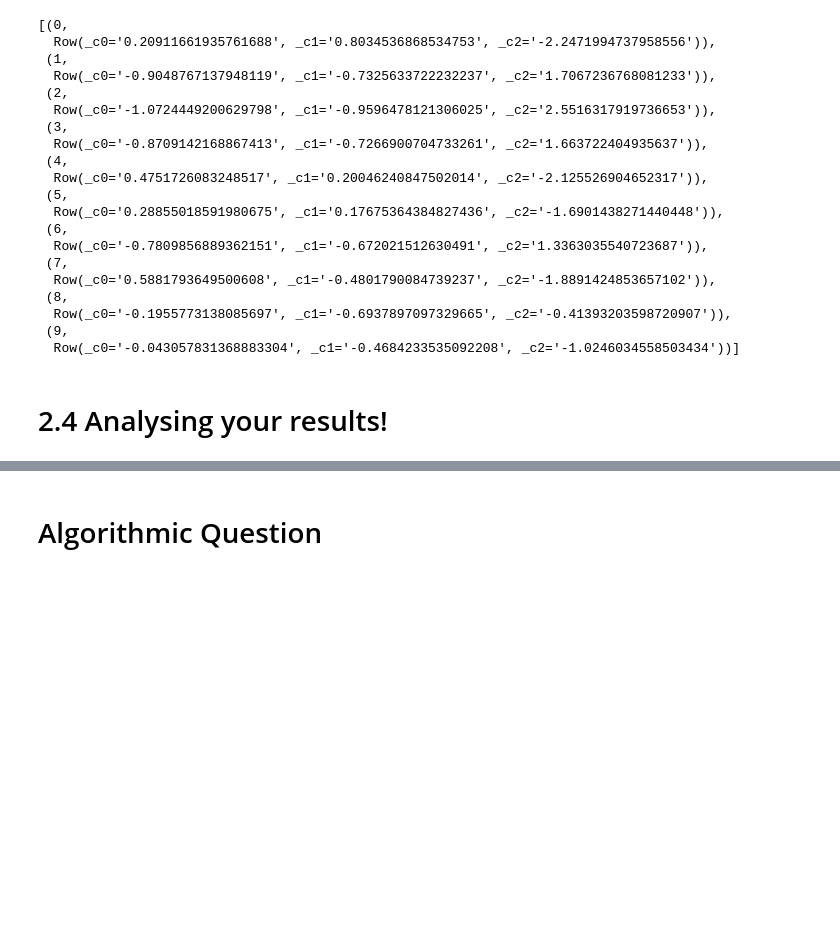
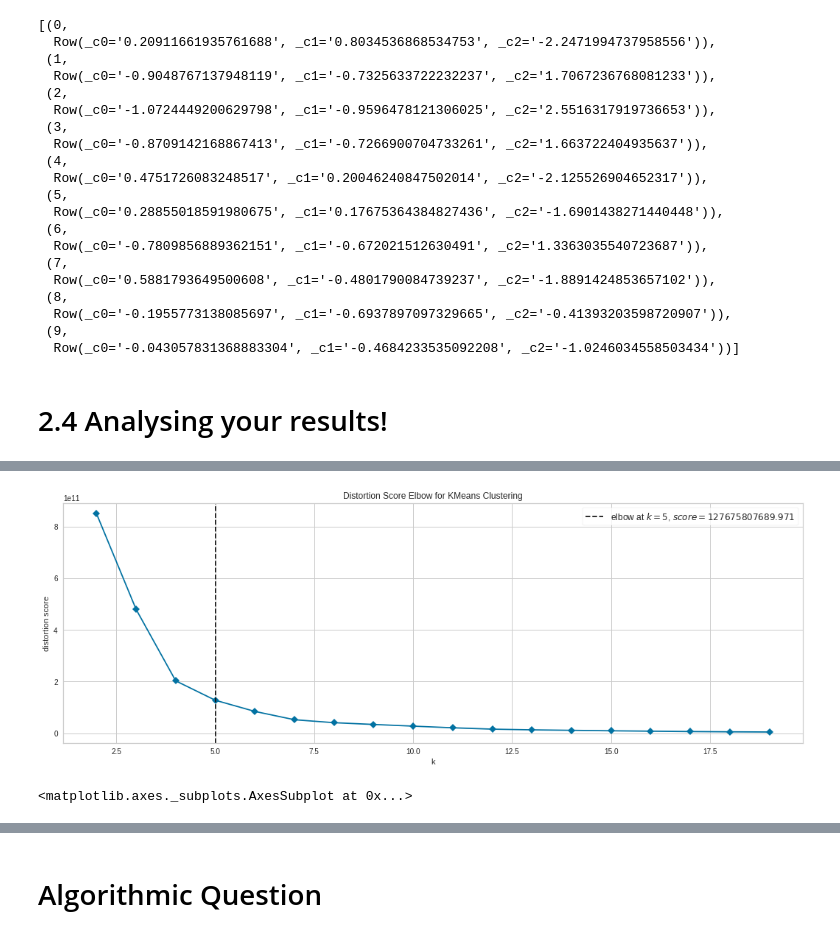
Before and after one commit to Sottix99/ADM-HW4, a Jupyter notebook: main_ale.ipynb, the cells around one changed output, grey strips where cells are left out. Drawn from its saved outputs; the diff is of its cells as text; code cells hidden in the pictures; blank space fills up the shorter version.

```diff
--- a/main_ale.ipynb
+++ b/main_ale.ipynb
@@ -938,0 +959,3 @@ dataset = pd.read_csv(r'/content/drive/MyDrive/adm hw4/Final_df.csv')
+# %%
+dataset.dropna(inplace=True)
+dataset
@@ -939 +977,15 @@ dataset = pd.read_csv(r'/content/drive/MyDrive/adm hw4/Final_df.csv')
+# %%
+dataset.Transaction_percent_Avg = pd.Categorical(dataset.Transaction_percent_Avg)
+dataset.Transaction_percent_Avg = dataset.Transaction_percent_Avg.cat.codes
+# %%
+cols_to_norm = ['Utilisation_Max',  'Balance_Median',
+       'Avg_customerAge', 'Balance_Max', 'Number_Bigger_500', 'Balance_Min',
+       'Utilisation_Median', 'Transaction_Frequency',
+       'Debt', 'Utilisation_Avg', 'Transaction_Min',
+       'Number_Bigger_10000', 'Transaction_Sum', 'Transaction_Median',
+       'Number_Bigger_100', 'Balance_Avg', 'Transaction_Max',
+       'Transaction_Avg', 'Utilisation_Min','Utilisation_Avg_Percentile','Utilisation_Avg_Percentile', 'Balance_Avg_Percentile','Transaction_Std']
+# %%
+min_max_scaler = preprocessing.MinMaxScaler()
+dataset[cols_to_norm]=min_max_scaler.fit_transform(dataset[cols_to_norm])
 # %%
@@ -951,0 +1008,9 @@ Index(['Balance_Median', 'Balance_Avg_Percentile',
+# %%
+plt.figure(figsize = (18, 6))
+m = KMeans(init = 'k-means++')
+elbow = KElbowVisualizer(m, k = (2,20), metric = 'distortion', timings = False)
+elbow.fit(dataset)
+elbow.show()
+# %% [output]
+[figure, added]
+<matplotlib.axes._subplots.AxesSubplot at 0x...>
```
Also changed, not shown: parts of 23 cells of this notebook.
